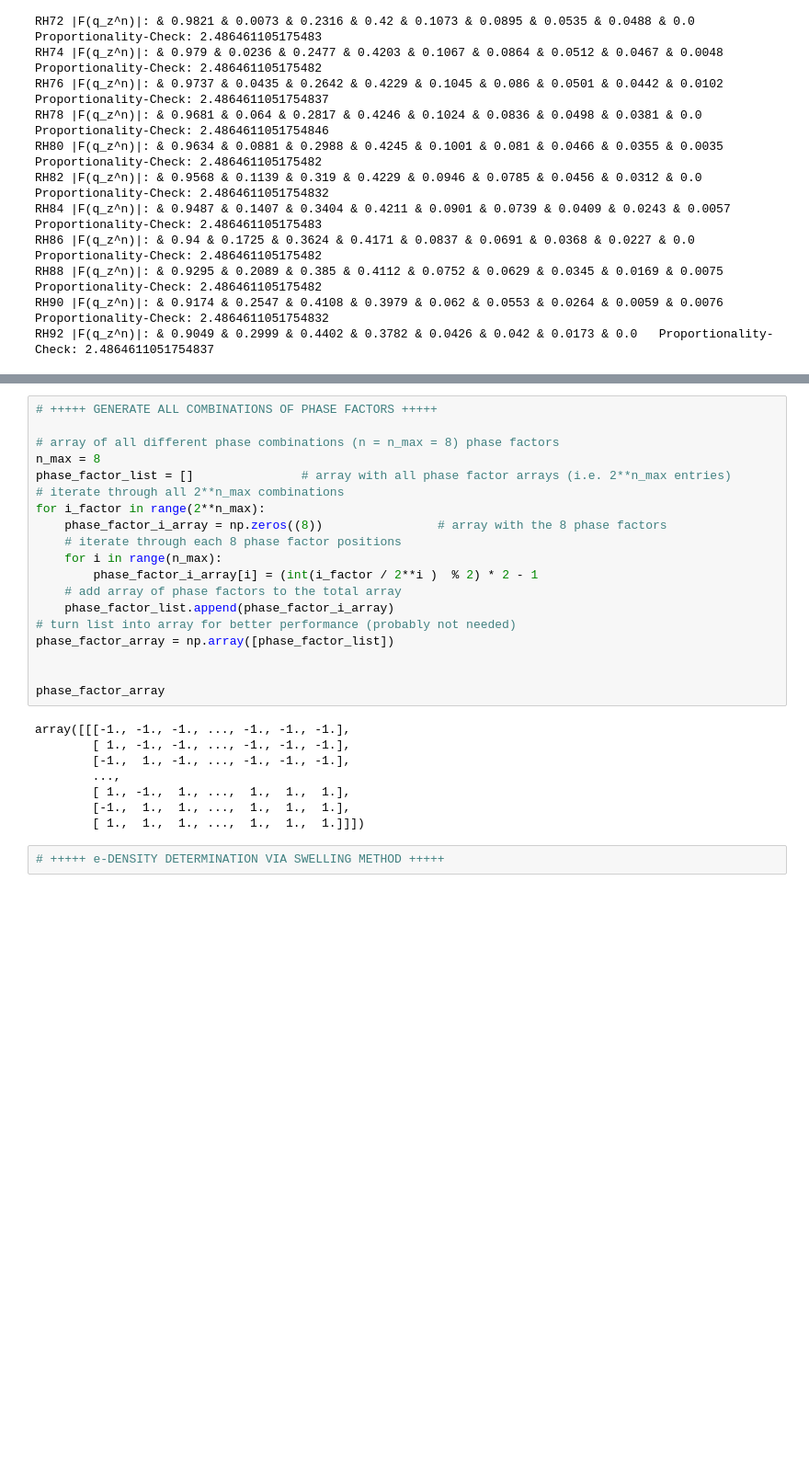
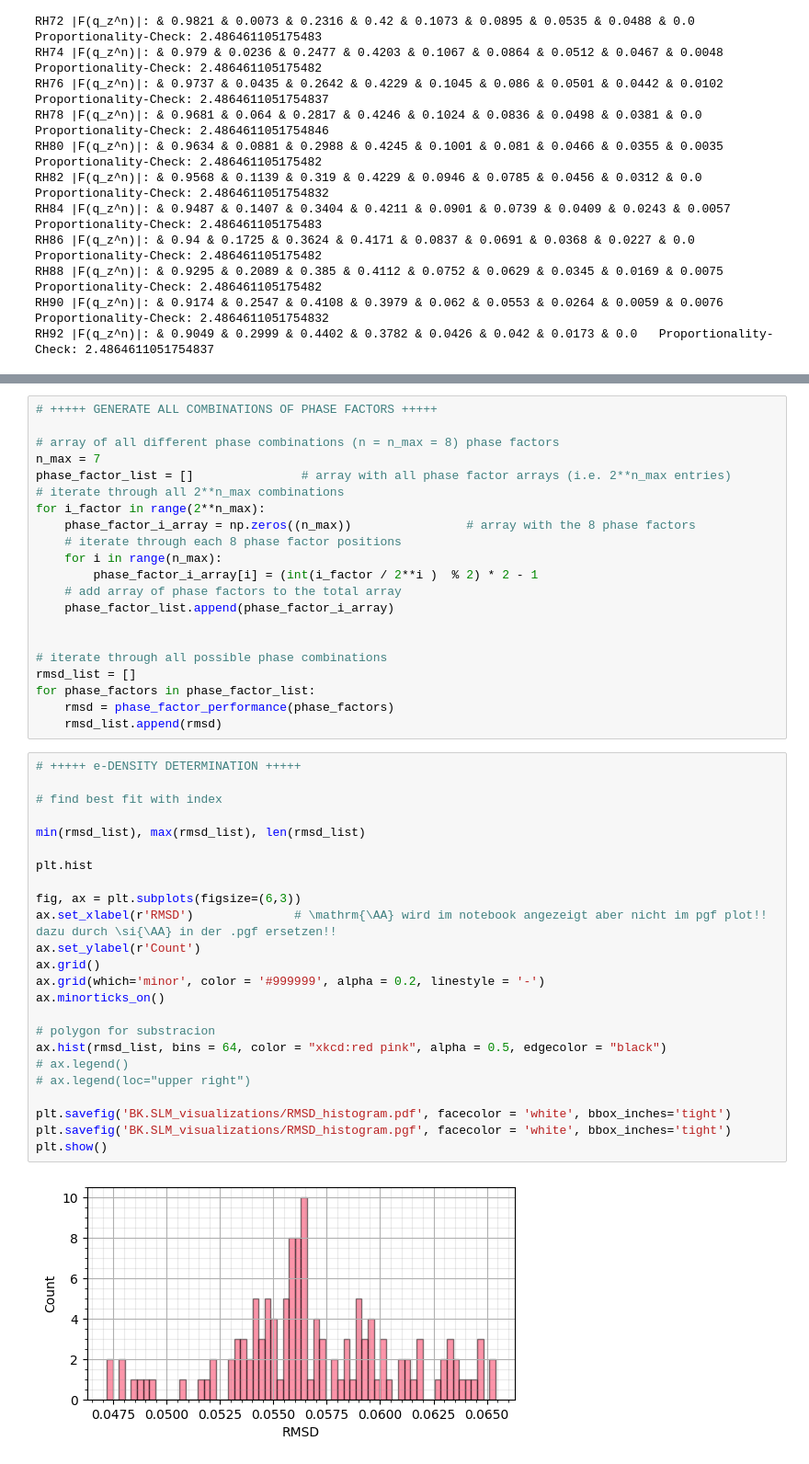
Before and after one commit to CVC97/ALC-24-25, a Jupyter notebook: BK.SLM_study_liquid_membranes/bk.slm_data_analysis.ipynb, the cells around one changed output, grey strips where cells are left out. Shown at 92% size. Saved outputs shown, nothing was run; the diff lists cells and outputs as text; blank space fills up the shorter version.

Commit message:
BK.SLM: Continuous form factor fitting.

```diff
--- a/BK.SLM_study_liquid_membranes/bk.slm_data_analysis.ipynb
+++ b/BK.SLM_study_liquid_membranes/bk.slm_data_analysis.ipynb
@@ -512,28 +497,46 @@ phase_factor_performance(phases_list, plot = 1)
 # +++++ GENERATE ALL COMBINATIONS OF PHASE FACTORS +++++
 
 # array of all different phase combinations (n = n_max = 8) phase factors
-n_max = 8
+n_max = 7
 phase_factor_list = []               # array with all phase factor arrays (i.e. 2**n_max entries)
 # iterate through all 2**n_max combinations
 for i_factor in range(2**n_max):
-    phase_factor_i_array = np.zeros((8))                # array with the 8 phase factors
+    phase_factor_i_array = np.zeros((n_max))                # array with the 8 phase factors
     # iterate through each 8 phase factor positions
     for i in range(n_max):
         phase_factor_i_array[i] = (int(i_factor / 2**i )  % 2) * 2 - 1
     # add array of phase factors to the total array
     phase_factor_list.append(phase_factor_i_array)
-# turn list into array for better performance (probably not needed)
-phase_factor_array = np.array([phase_factor_list])
 
 
-phase_factor_array
+# iterate through all possible phase combinations
+rmsd_list = []
+for phase_factors in phase_factor_list:
+    rmsd = phase_factor_performance(phase_factors)
+    rmsd_list.append(rmsd)
-# %% [output]
-array([[[-1., -1., -1., ..., -1., -1., -1.],
-        [ 1., -1., -1., ..., -1., -1., -1.],
-        [-1.,  1., -1., ..., -1., -1., -1.],
-        ...,
-        [ 1., -1.,  1., ...,  1.,  1.,  1.],
-        [-1.,  1.,  1., ...,  1.,  1.,  1.],
-        [ 1.,  1.,  1., ...,  1.,  1.,  1.]]])
-# %%
-# +++++ e-DENSITY DETERMINATION VIA SWELLING METHOD +++++
+# %%
+# +++++ e-DENSITY DETERMINATION +++++
+
+# find best fit with index
+
+min(rmsd_list), max(rmsd_list), len(rmsd_list)
+
+plt.hist
+
+fig, ax = plt.subplots(figsize=(6,3))
+ax.set_xlabel(r'RMSD')              # \mathrm{\AA} wird im notebook angezeigt aber nicht im pgf plot!! dazu durch \si{\AA} in der .pgf ersetzen!!
+ax.set_ylabel(r'Count')
+ax.grid()
+ax.grid(which='minor', color = '#999999', alpha = 0.2, linestyle = '-')
+ax.minorticks_on()
+
+# polygon for substracion
+ax.hist(rmsd_list, bins = 64, color = "xkcd:red pink", alpha = 0.5, edgecolor = "black")
+# ax.legend()
+# ax.legend(loc="upper right")
+
+plt.savefig('BK.SLM_visualizations/RMSD_histogram.pdf', facecolor = 'white', bbox_inches='tight')
+plt.savefig('BK.SLM_visualizations/RMSD_histogram.pgf', facecolor = 'white', bbox_inches='tight')
+plt.show()
+# %% [output]
+[figure, added]
```
Also changed, not shown: parts of 3 cells of this notebook, 5 other files.
